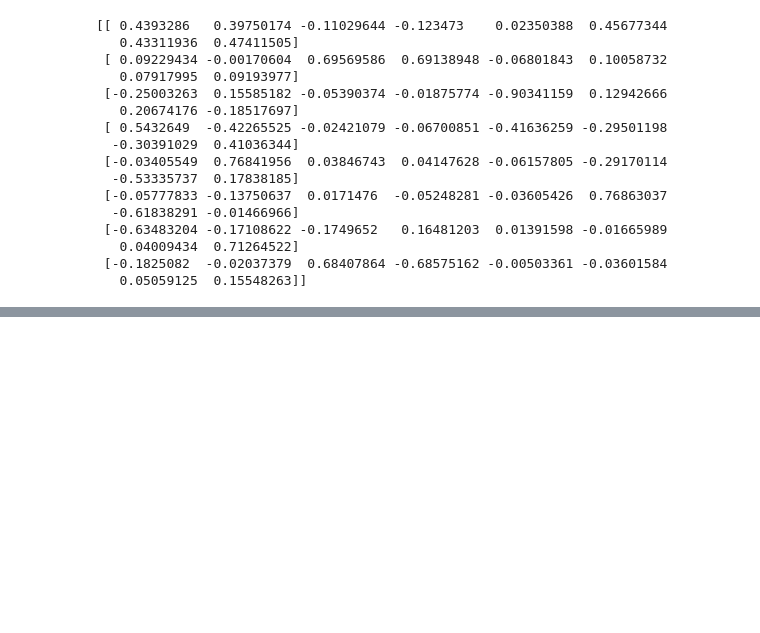
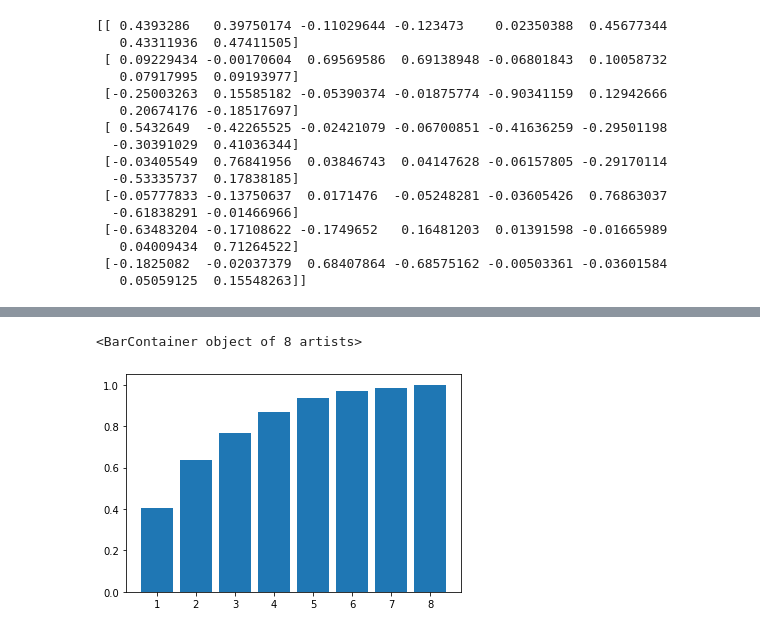
Before and after one commit to allenmiller17/SMU_7331_ML1_Project_1, a Jupyter notebook: Project 1 Final Write Up.ipynb, the cells around one changed output, grey strips where cells are left out. Cells and saved outputs as stored; diff of their text form; code cells hidden in the pictures; blank space fills up the shorter version.

```diff
--- a/Project 1 Final Write Up.ipynb
+++ b/Project 1 Final Write Up.ipynb
@@ -202,0 +223,5 @@ print(pca.explained_variance_ratio_)
+# %%
+plt.bar(range(1,cum_varianceExplained.size+1),cum_varianceExplained)
+# %% [output]
+<BarContainer object of 8 artists>
+[figure, added]
```
Also changed, not shown: parts of 9 cells of this notebook.
